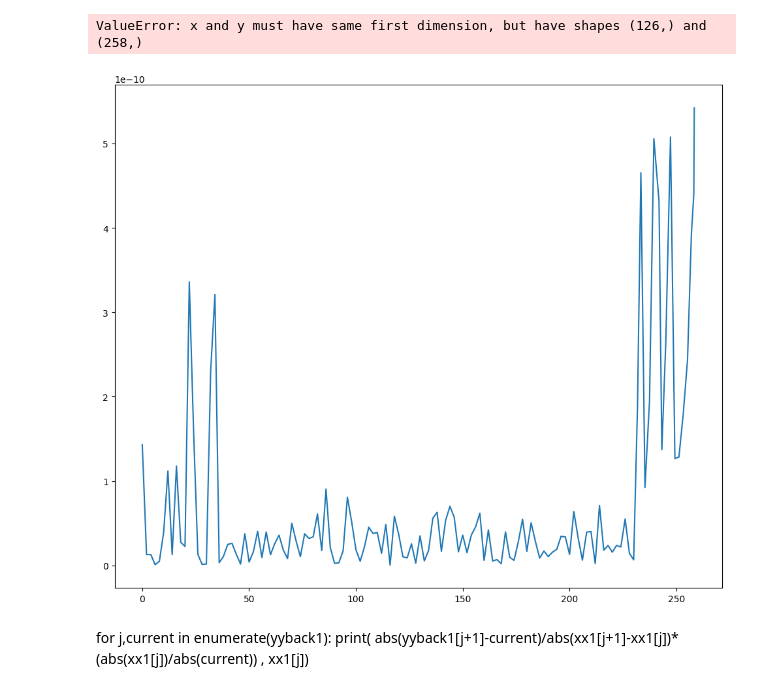
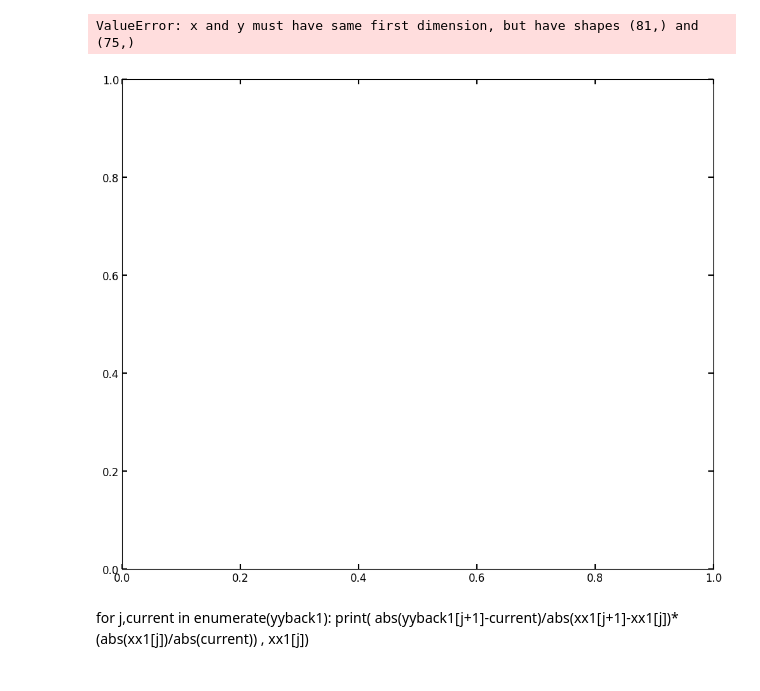
Before and after one commit to icosivi/Torino_ETL_QAQC, a Jupyter notebook: IV_plot.ipynb, the cells around one changed output. Saved outputs shown, nothing was run; the diff lists cells and outputs as text; code cells hidden in the pictures.

```diff
--- a/IV_plot.ipynb
+++ b/IV_plot.ipynb
@@ -46,37 +48,39 @@ def plot_iv_curves_on_same_plot(root_file, tree_name="Tree"):
         None (displays the plot).
     """
 
     file_qa = ROOT.TFile.Open(root_file)
     tree_qa = file_qa.Get(tree_name)
 
     plt.figure(figsize=(12, 10))  # Adjust figure size as needed
 
     for i, event in enumerate(tree_qa):
         #if hasattr(event, "IPAD_1") and hasattr(event, "V"):
-            ipad_values = np.array(event.IPAD_3, dtype=float)
+            #ipad_values = np.array(event.IPAD_3, dtype=float)
+            ipad_values = np.array(event.IBACK, dtype=float)
             v_values = np.array(event.V, dtype=float)
             plt.plot(v_values, ipad_values, label=f"Event {i+1}")
 
 
 
     plt.xlabel("V", fontsize=18)
     plt.ylabel("I [A]", fontsize=18)
     plt.yscale('log')
     plt.xticks(fontsize=14)
     plt.yticks(fontsize=14)
     plt.title("253 pads I  vs. V", fontsize=22)
     #plt.legend(fontsize=10)  # Adjust legend font size
     plt.grid(True)
     plt.show()
 
     file_qa.Close()
 
 # Example usage:
-root_file = "../../root_files/HPK5_16x16_IVtree_ETL-site.root"
+#root_file = "../../root_files/HPK5_16x16_IVtree_ETL-site.root"
+root_file = "../../root_files/UFSDLF_16x16_IVtree.root"
 plot_iv_curves_on_same_plot(root_file)
 # %% [output]
-ValueError: x and y must have same first dimension, but have shapes (126,) and (258,)
+ValueError: x and y must have same first dimension, but have shapes (81,) and (75,)
-[figure, old version]
+[figure, new version]
 # %%
 import ROOT
 import matplotlib.pyplot as plt
```
Also changed, not shown: parts of 2 cells of this notebook.
